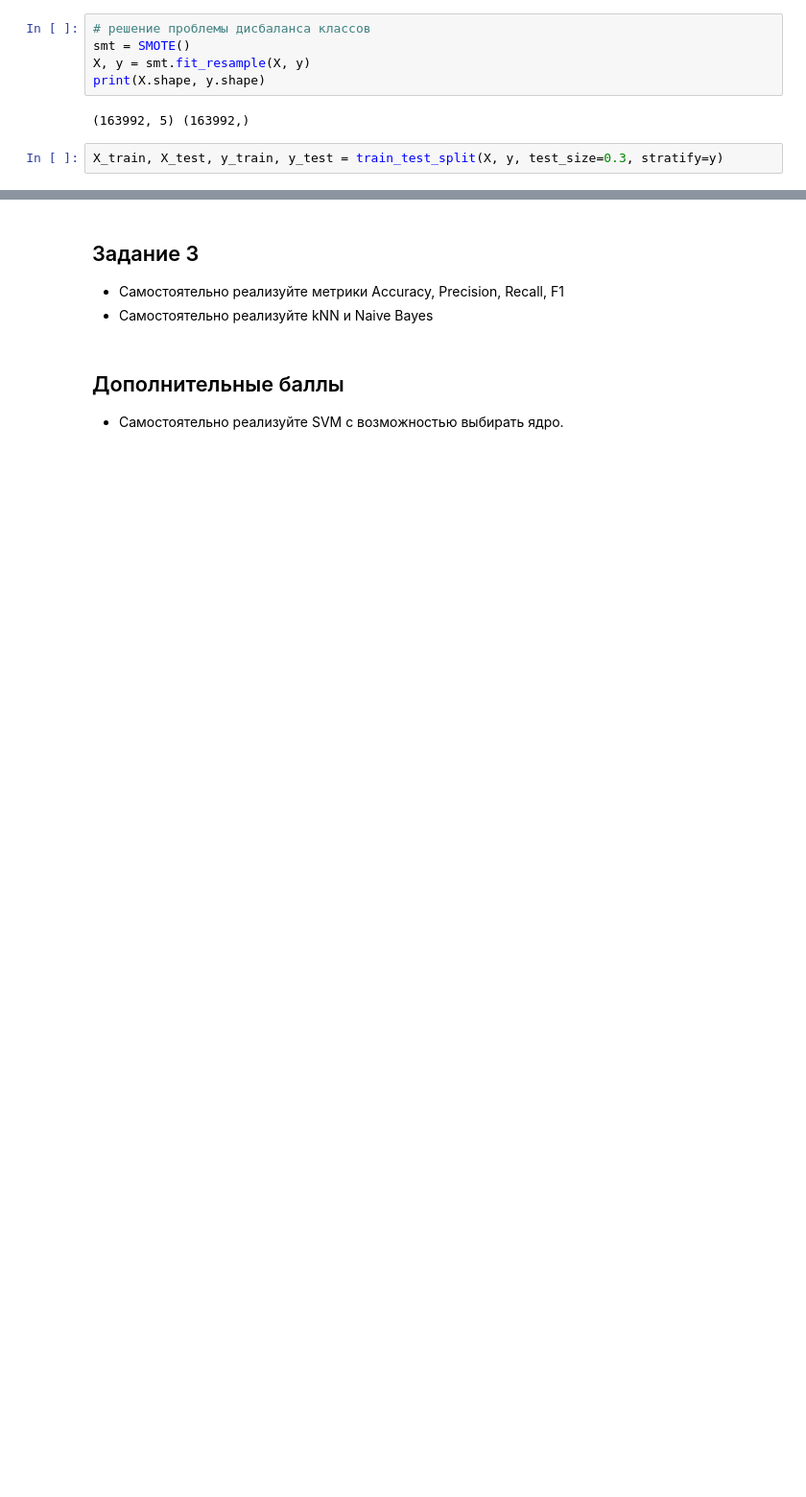
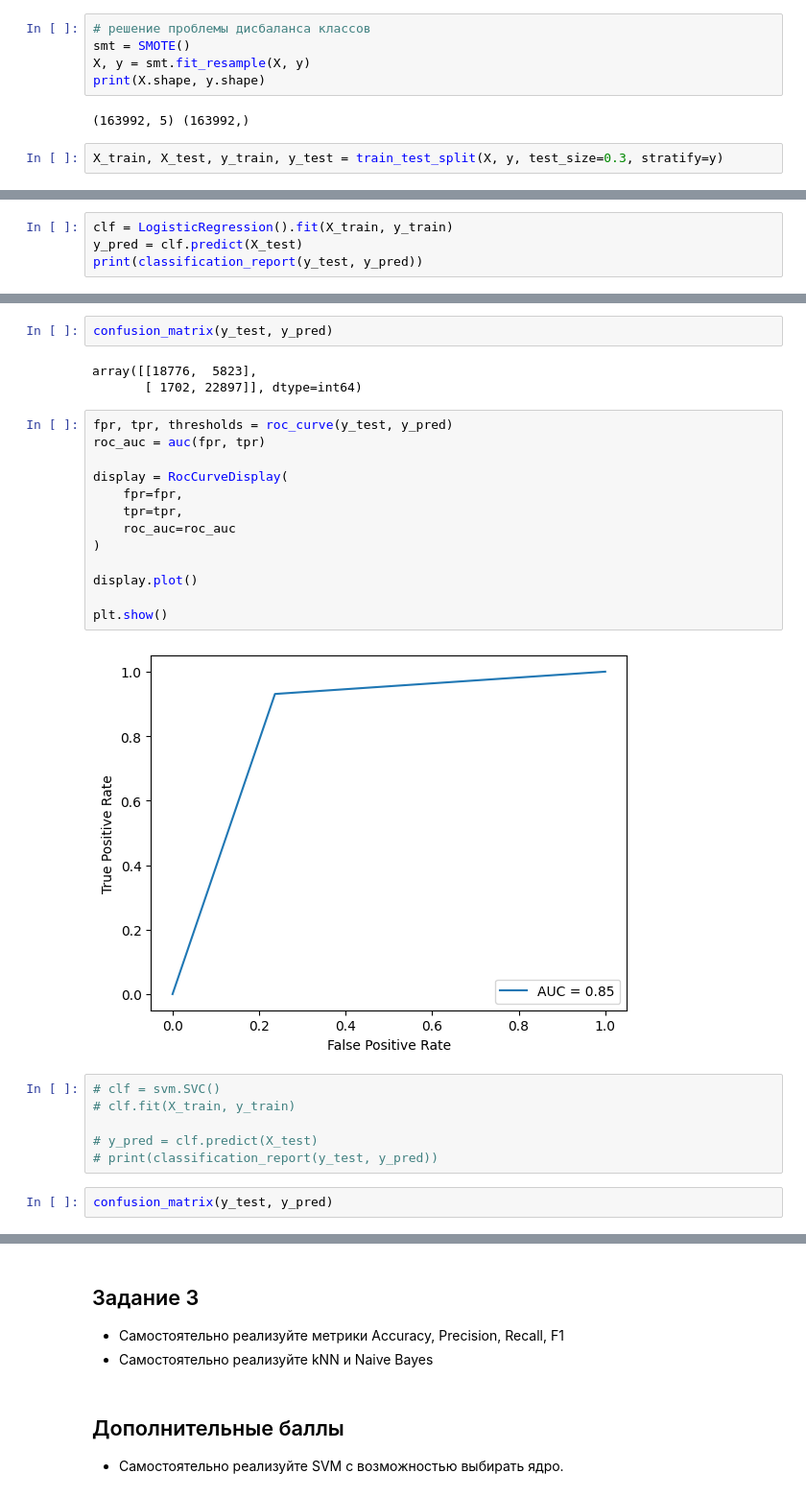
Before and after one commit to IvanBugaenko/MachineLearning-Labs, a Jupyter notebook: notebooks/2.ipynb, the cells around one changed output, grey strips where cells are left out. Shown at 96% size. Drawn from its saved outputs; the diff is of its cells as text; blank space fills up the shorter version.

```diff
--- a/notebooks/2.ipynb
+++ b/notebooks/2.ipynb
@@ -167,0 +248,4 @@ array([[20335,  4264],
+# %%
+clf = LogisticRegression().fit(X_train, y_train)
+y_pred = clf.predict(X_test)
+print(classification_report(y_test, y_pred))
@@ -167,0 +261,28 @@ array([[20335,  4264],
+# %%
+confusion_matrix(y_test, y_pred)
+# %% [output]
+array([[18776,  5823],
+       [ 1702, 22897]], dtype=int64)
+# %%
+fpr, tpr, thresholds = roc_curve(y_test, y_pred)
+roc_auc = auc(fpr, tpr)
+
+display = RocCurveDisplay(
+    fpr=fpr,
+    tpr=tpr,
+    roc_auc=roc_auc
+)
+
+display.plot()
+
+plt.show()
+# %% [output]
+[figure, added]
+# %%
+# clf = svm.SVC()
+# clf.fit(X_train, y_train)
+
+# y_pred = clf.predict(X_test)
+# print(classification_report(y_test, y_pred))
+# %%
+confusion_matrix(y_test, y_pred)
```
Also changed, not shown: parts of 13 cells of this notebook, 2 other files.
